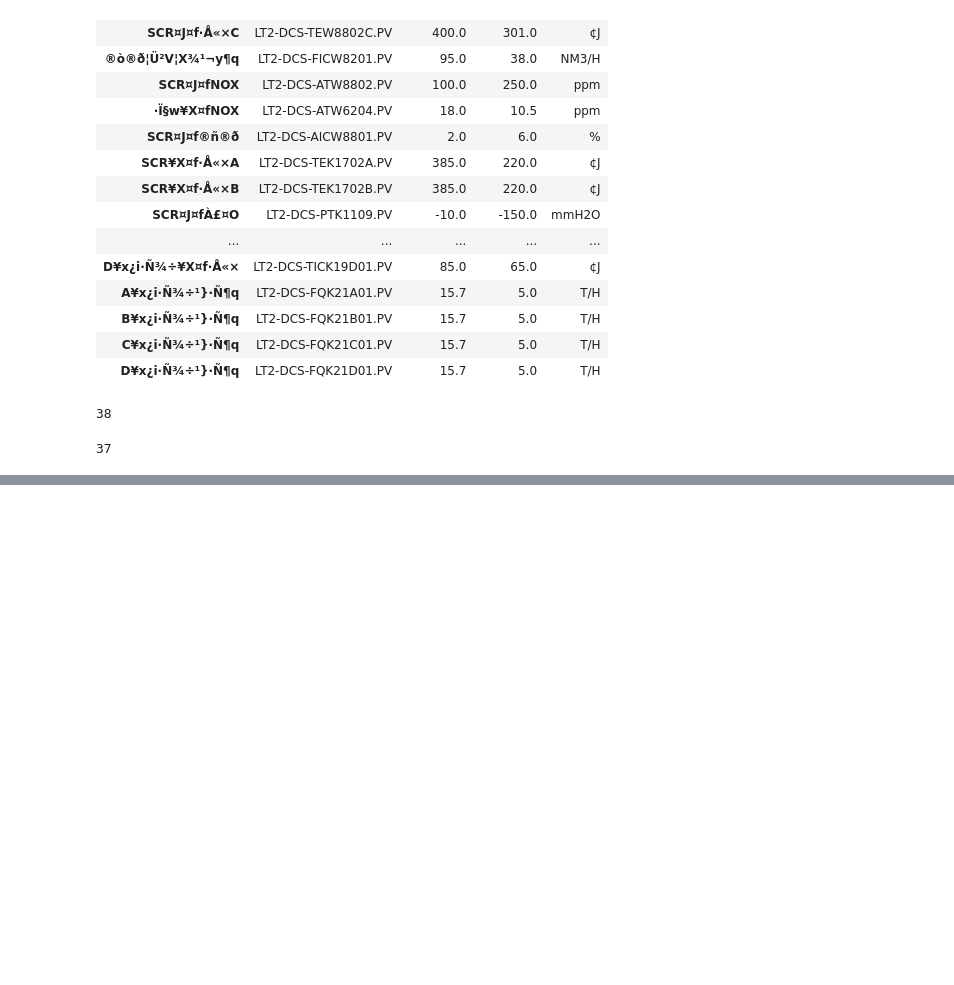
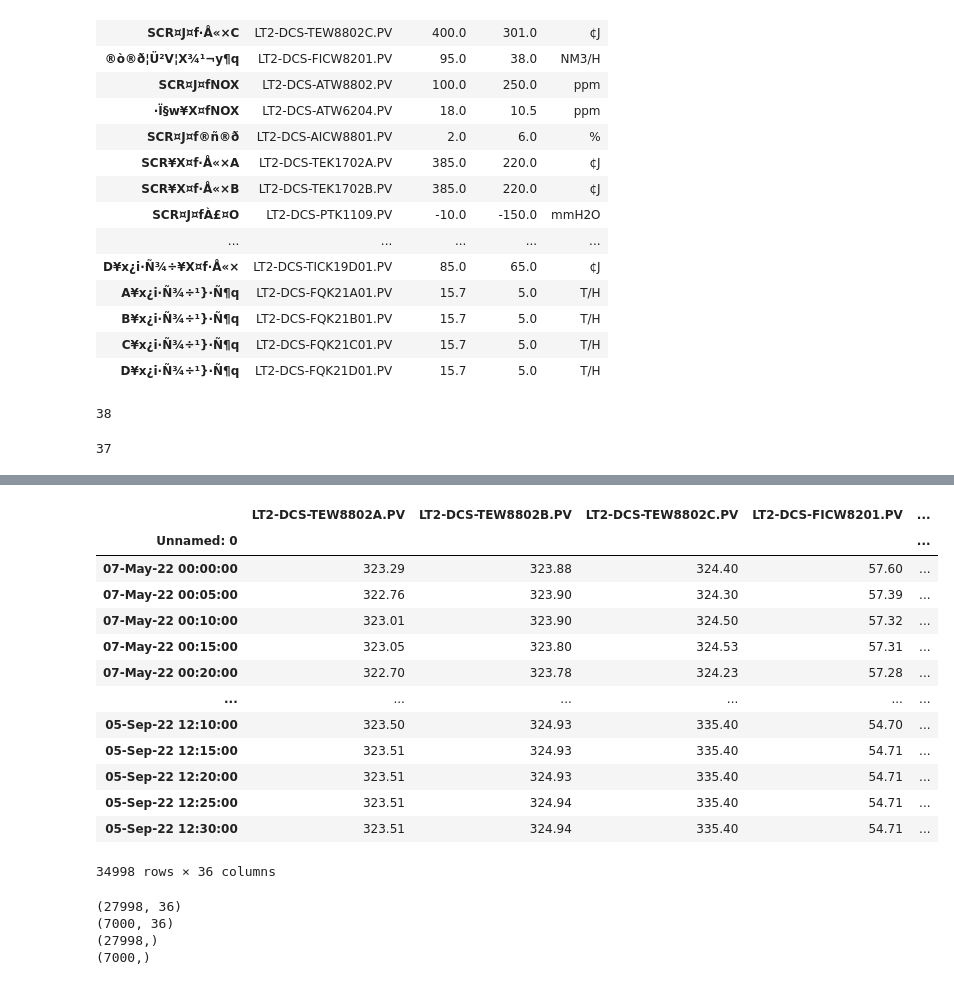
Before and after one commit to skywalker0803r/SCR, a Jupyter notebook: EDA.ipynb, the cells around one changed output, grey strips where cells are left out. Saved outputs shown, nothing was run; the diff lists cells and outputs as text; code cells hidden in the pictures; blank space fills up the shorter version.

```diff
--- a/EDA.ipynb
+++ b/EDA.ipynb
@@ -5,6 +5,8 @@ import pandas as pd
 
 df = pd.read_csv('/content/drive/MyDrive/SCR/LT2 NOX20221101_20230507教授_part1.csv', encoding= 'unicode_escape')
 df.set_index(df.columns[0],inplace=True)
+for i in df.columns:
+  df[i] = pd.to_numeric(df[i],errors='coerce')
 df
 # %% [output]
 |  | SCR¤J¤f·Å«×A | SCR¤J¤f·Å«×B | SCR¤J¤f·Å«×C | ®ò®ð¦Ü²V¦X¾¹¬y¶q | SCR¤J¤fNOX | ·Ï§w¥X¤fNOX | SCR¤J¤f®ñ®ð | ... |
@@ -23 +25,10 @@ df
 34999 rows × 38 columns
+# %%
+df_cleaned = df.dropna(axis=0, how='any')
+df_cleaned = df_cleaned[~df_cleaned.isin([np.inf, -np.inf]).any(axis=1)]
+df = df_cleaned
+print("原始DataFrame:")
+print(df)
+
+print("\n处理后的DataFrame:")
+print(df_cleaned)
@@ -94,0 +170,35 @@ df
+# %%
+x = df.drop(df.columns[7],axis=1)
+x
+# %% [output]
+|  | LT2-DCS-TEW8802A.PV | LT2-DCS-TEW8802B.PV | LT2-DCS-TEW8802C.PV | LT2-DCS-FICW8201.PV | ... |
+| Unnamed: 0 |  |  |  |  | ... |
+| 07-May-22 00:00:00 | 323.29 | 323.88 | 324.40 | 57.60 | ... |
+| 07-May-22 00:05:00 | 322.76 | 323.90 | 324.30 | 57.39 | ... |
+| 07-May-22 00:10:00 | 323.01 | 323.90 | 324.50 | 57.32 | ... |
+| 07-May-22 00:15:00 | 323.05 | 323.80 | 324.53 | 57.31 | ... |
+| 07-May-22 00:20:00 | 322.70 | 323.78 | 324.23 | 57.28 | ... |
+| ... | ... | ... | ... | ... | ... |
+| 05-Sep-22 12:10:00 | 323.50 | 324.93 | 335.40 | 54.70 | ... |
+| 05-Sep-22 12:15:00 | 323.51 | 324.93 | 335.40 | 54.71 | ... |
+| 05-Sep-22 12:20:00 | 323.51 | 324.93 | 335.40 | 54.71 | ... |
+| 05-Sep-22 12:25:00 | 323.51 | 324.94 | 335.40 | 54.71 | ... |
+| 05-Sep-22 12:30:00 | 323.51 | 324.94 | 335.40 | 54.71 | ... |
+34998 rows × 36 columns
+# %%
+import pandas as pd
+from sklearn.model_selection import train_test_split
+
+# 假設 df 是你的資料 DataFrame，並且 'target' 是目標變數的列名
+# 讀取 CSV 檔案或其他方式讀取 df
+
+# 拆分資料集成訓練集和測試集
+x_train, x_test, y_train, y_test = train_test_split(x, y, test_size=0.2, random_state=42)
+
+for i in [x_train, x_test, y_train, y_test]:
+  print(i.shape)
+# %% [output]
+(27998, 36)
+(7000, 36)
+(27998,)
+(7000,)
```
Also changed, not shown: parts of 12 cells of this notebook.
